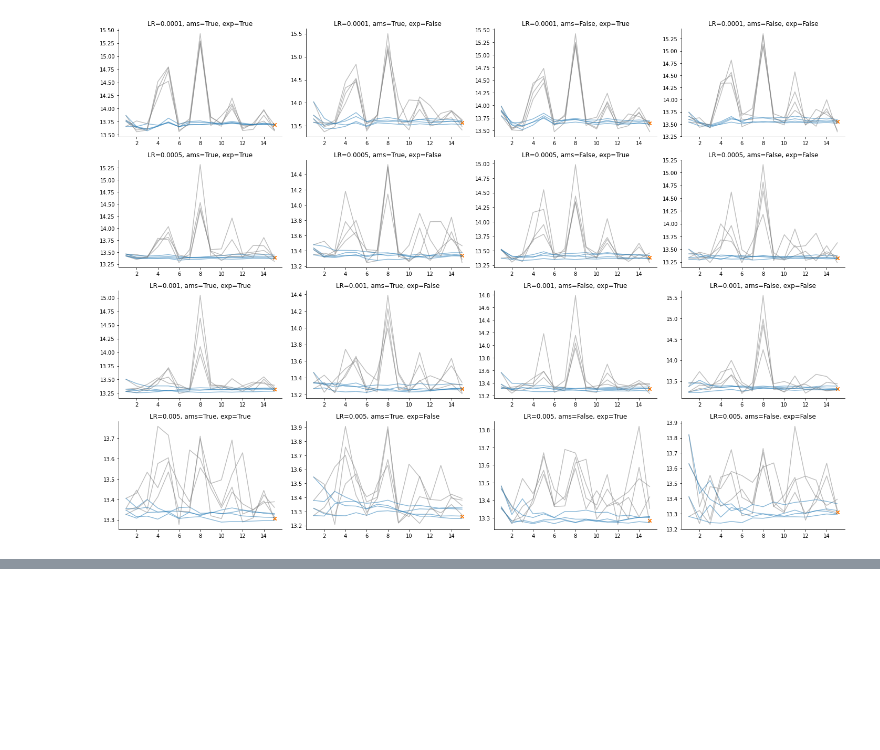
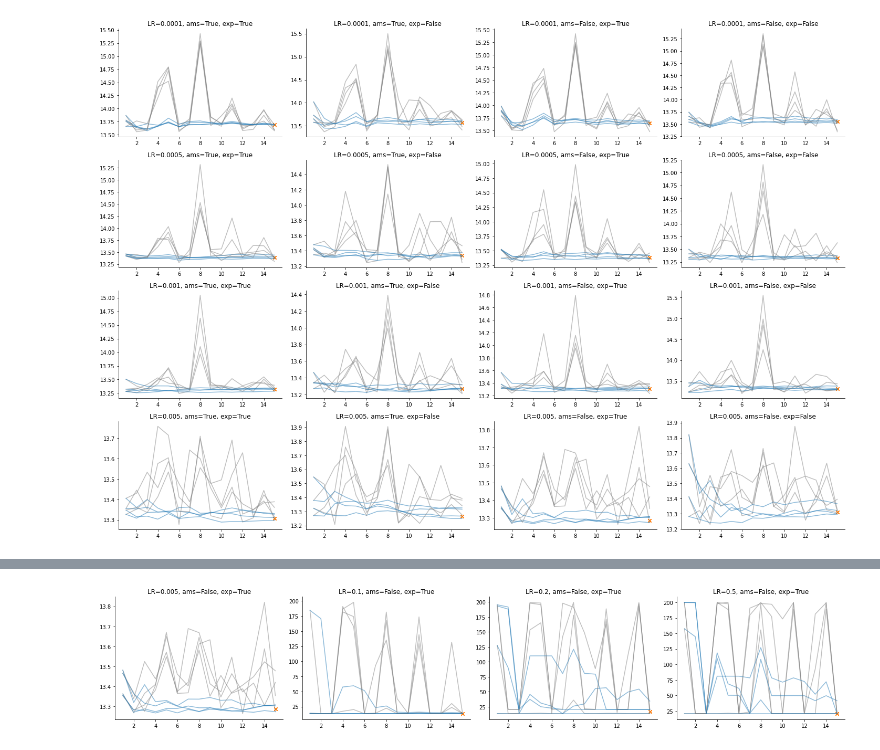
Before and after one commit to djib2011/forecasting-augmentation, a Jupyter notebook: experimentation/training_hyperparameters.ipynb, the cells around one changed output, grey strips where cells are left out. Drawn from its saved outputs; the diff is of its cells as text; code cells hidden in the pictures; blank space fills up the shorter version.

Commit message:
Furthered experiment and results on optimization hyperparameters.

```diff
--- a/experimentation/training_hyperparameters.ipynb
+++ b/experimentation/training_hyperparameters.ipynb
@@ -73,0 +74,23 @@ df_all[df_all['ensemble']].sort_values('smape')
+# %%
+adam_comb_dict_new = {'optimizer': ['adam'],
+                      'learning_rate': [0.005, 0.1, 0.2, 0.5],
+                      'amsgrad': [False],
+                      'exp_decay': [True]}
+
+combs = list(training.make_runs(adam_comb_dict_new))
+# %%
+plt.figure(figsize=(20, 4))
+
+for i in range(4):
+    ax = plt.subplot(1, 4, i+1)
+    opt = combs[i]['optimizer']
+    lr = combs[i]['learning_rate']
+    ams = combs[i]['amsgrad']
+    exp = combs[i]['exp_decay']
+    ex = get_experiment(opt, lr, ams, exp)
+    title = 'LR={}, ams={}, exp={}'.format(lr, ams, exp)
+    plot_experiment(ex, ax=ax, title=title)
+
+plt.tight_layout()
+# %% [output]
+[figure, added]
```
Also changed, not shown: parts of 7 cells of this notebook, 5 other files.
